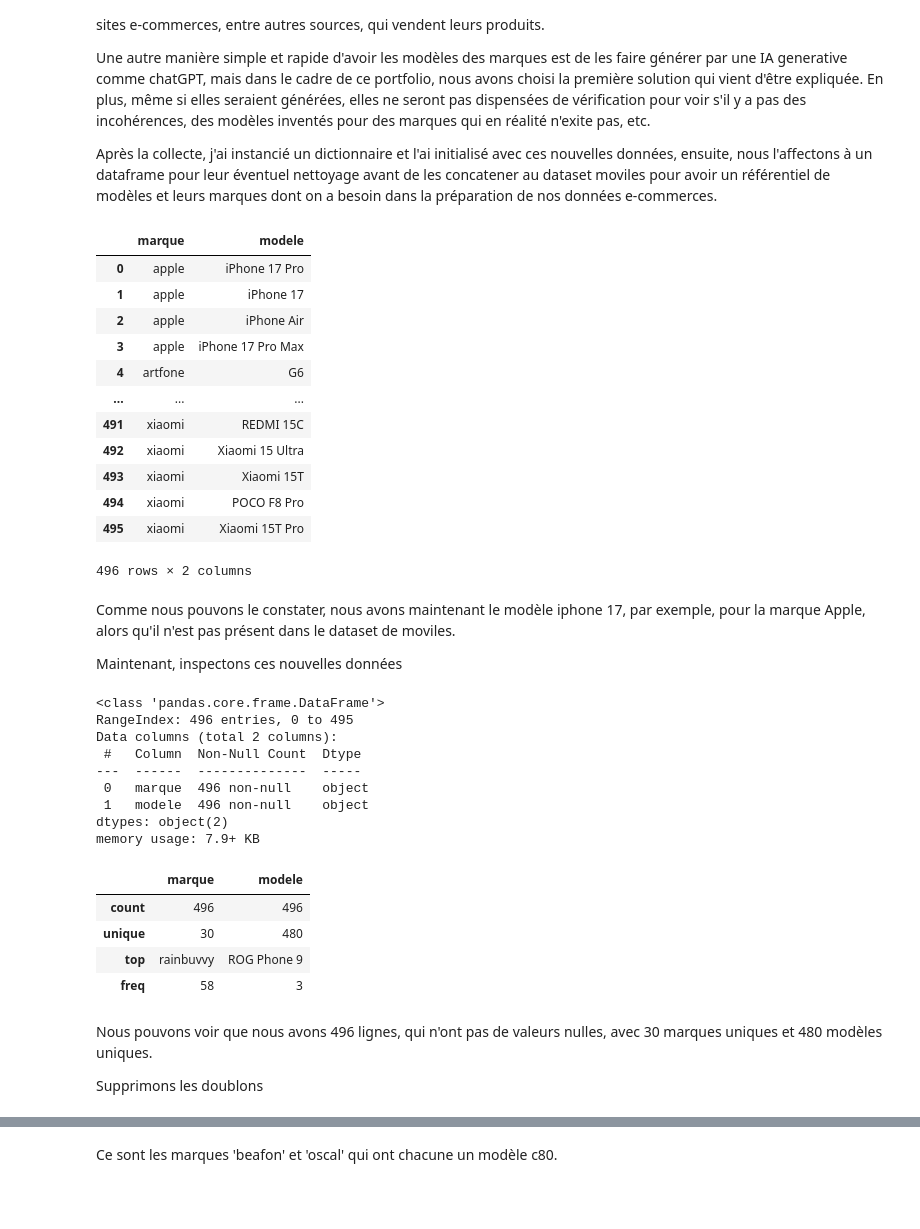
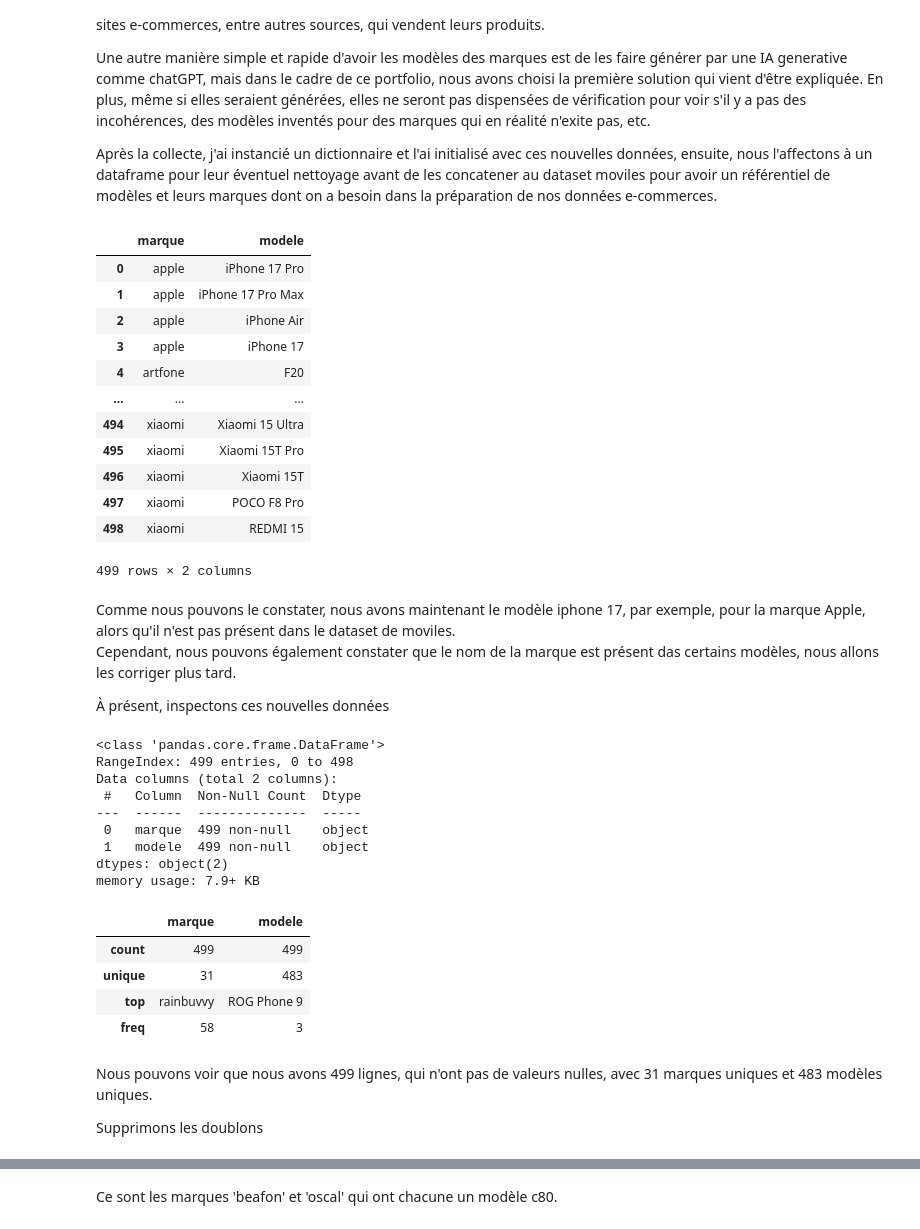
Before and after one commit to ismaila-b-cisse/portfolio_dataScience, a Jupyter notebook: 2_preparation/reference_data_processing/reference_data_processing.ipynb, the cells around one changed output, grey strips where cells are left out. Drawn from its saved outputs; the diff is of its cells as text; code cells hidden in the pictures; blank space fills up the shorter version.

Commit message:
mises à jour sur reference_data_processing.ipynb

```diff
--- a/2_preparation/reference_data_processing/reference_data_processing.ipynb
+++ b/2_preparation/reference_data_processing/reference_data_processing.ipynb
@@ -271,63 +283,51 @@ Une autre manière simple et rapide d'avoir les modèles des marques est de les
 
 Après la collecte, j'ai instancié un dictionnaire et l'ai initialisé avec ces nouvelles données, ensuite, nous l'affectons à un dataframe pour leur éventuel nettoyage avant de les concatener au dataset moviles pour avoir un référentiel de modèles et leurs marques dont on a besoin dans la préparation de nos données e-commerces.
 # %%
-brand_list = []
-model_list = []
-for brand, m_list in add_model_dic.items():
-    for i, model in enumerate(m_list):
-        brand_list.append(brand)
-        model_list.append(model)
-
-
-brand_s = pd.Series(brand_list)
-model_s = pd.Series(model_list)
-
-add_model_df = pd.DataFrame(columns=['marque', 'modele'])
-add_model_df['marque']=brand_s
-add_model_df['modele']=model_s
+add_model_df = p.dic_to_df(ADD_MODEL_DIC, ['marque', 'modele'])
 add_model_df = add_model_df.sort_values(by=['marque'], ignore_index=True)
 add_model_df
 # %% [output]
 |  | marque | modele |
 | 0 | apple | iPhone 17 Pro |
-| 1 | apple | iPhone 17 |
+| 1 | apple | iPhone 17 Pro Max |
 | 2 | apple | iPhone Air |
-| 3 | apple | iPhone 17 Pro Max |
-| 4 | artfone | G6 |
+| 3 | apple | iPhone 17 |
+| 4 | artfone | F20 |
 | ... | ... | ... |
-| 491 | xiaomi | REDMI 15C |
-| 492 | xiaomi | Xiaomi 15 Ultra |
-| 493 | xiaomi | Xiaomi 15T |
-| 494 | xiaomi | POCO F8 Pro |
+| 494 | xiaomi | Xiaomi 15 Ultra |
 | 495 | xiaomi | Xiaomi 15T Pro |
+| 496 | xiaomi | Xiaomi 15T |
+| 497 | xiaomi | POCO F8 Pro |
+| 498 | xiaomi | REDMI 15 |
-496 rows × 2 columns
+499 rows × 2 columns
 # %% [markdown]
 Comme nous pouvons le constater, nous avons maintenant le modèle iphone 17, par exemple, pour la marque Apple, alors qu'il n'est pas présent dans le dataset de moviles.
+Cependant, nous pouvons également constater que le nom de la marque est présent das certains modèles, nous allons les corriger plus tard.
 
-Maintenant, inspectons ces nouvelles données
+À présent, inspectons ces nouvelles données
 # %%
 # Inspecons nos nouvelles données
 add_model_df.info()
 # %% [output]
 <class 'pandas.core.frame.DataFrame'>
-RangeIndex: 496 entries, 0 to 495
+RangeIndex: 499 entries, 0 to 498
 Data columns (total 2 columns):
  #   Column  Non-Null Count  Dtype
 ---  ------  --------------  -----
- 0   marque  496 non-null    object
- 1   modele  496 non-null    object
+ 0   marque  499 non-null    object
+ 1   modele  499 non-null    object
 dtypes: object(2)
 memory usage: 7.9+ KB
 # %%
 add_model_df.describe()
 # %% [output]
 |  | marque | modele |
-| count | 496 | 496 |
-| unique | 30 | 480 |
+| count | 499 | 499 |
+| unique | 31 | 483 |
 | top | rainbuvvy | ROG Phone 9 |
 | freq | 58 | 3 |
 # %% [markdown]
-Nous pouvons voir que nous avons 496 lignes, qui n'ont pas de valeurs nulles, avec 30 marques uniques et 480 modèles uniques.
+Nous pouvons voir que nous avons 499 lignes, qui n'ont pas de valeurs nulles, avec 31 marques uniques et 483 modèles uniques.
 
 Supprimons les doublons
 # %%
```
Also changed, not shown: parts of 56 cells of this notebook.
